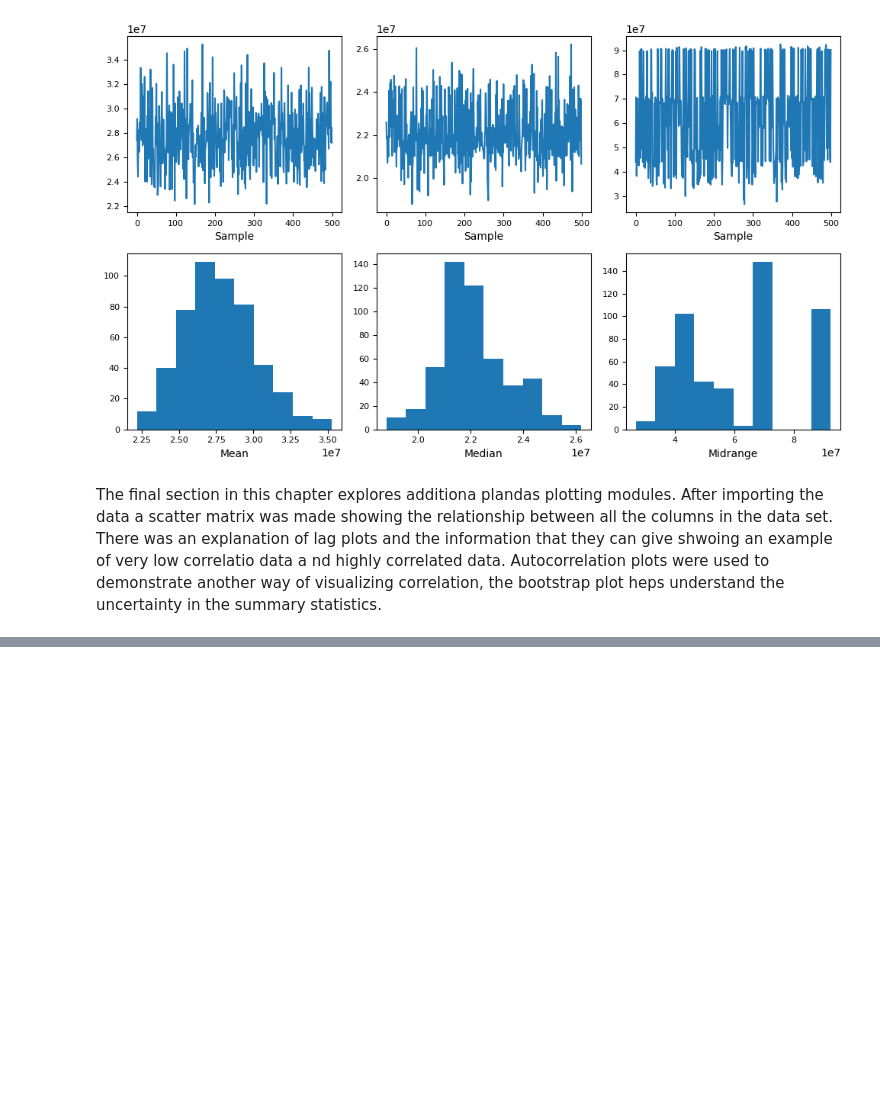
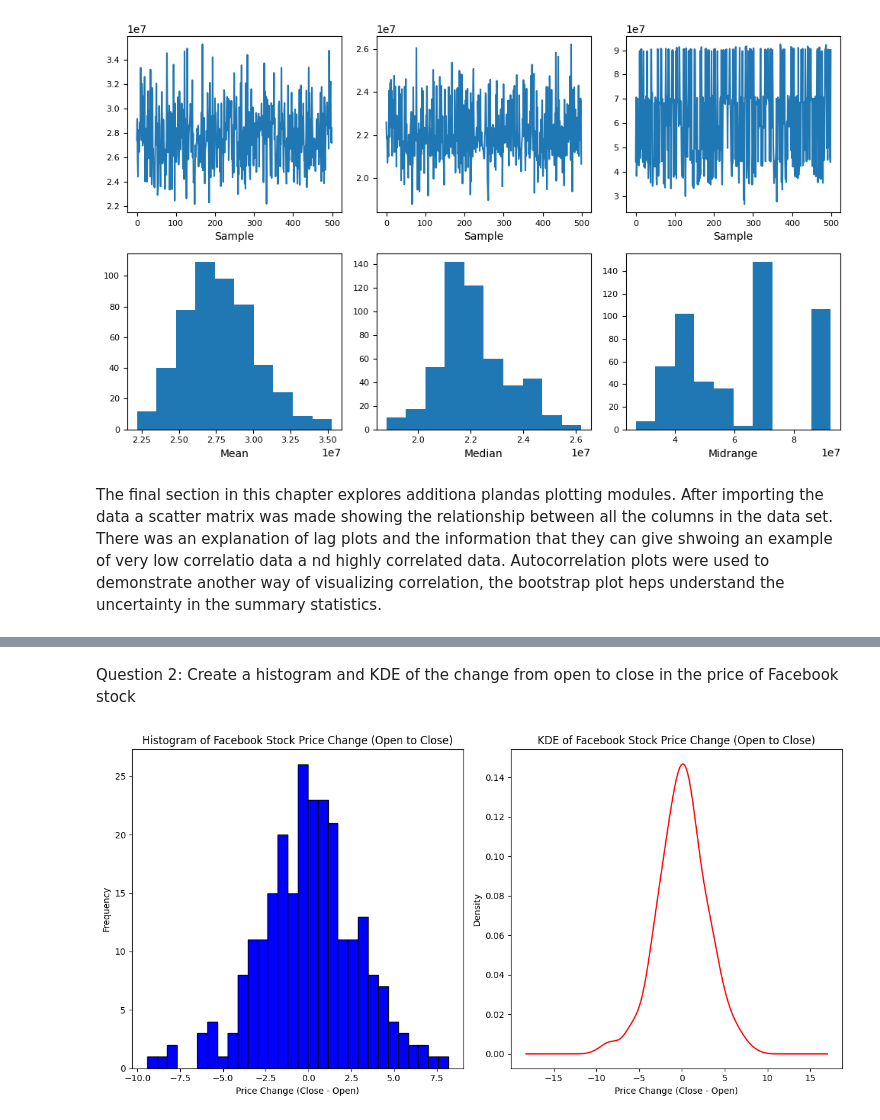
Before and after one commit to marcsegal/ITEC6720, a Jupyter notebook: ch_05/segal_assign5.ipynb, the cells around one changed output, grey strips where cells are left out. Saved outputs shown, nothing was run; the diff lists cells and outputs as text; code cells hidden in the pictures; blank space fills up the shorter version.

```diff
--- a/ch_05/segal_assign5.ipynb
+++ b/ch_05/segal_assign5.ipynb
@@ -653,0 +676,28 @@ The final section in this chapter explores additiona plandas plotting modules. A
+# %% [markdown]
+Question 2:  Create a histogram and KDE of the change from open to close in the price of Facebook stock
+# %%
+import pandas as pd
+import matplotlib.pyplot as plt
+
+fb = pd.read_csv('data/fb_stock_prices_2018.csv', index_col='date', parse_dates=True)
+
+fb['price_change'] = fb['close'] - fb['open']
+
+plt.figure(figsize=(12, 6))
+
+plt.subplot(1, 2, 1)
+fb['price_change'].plot(kind='hist', bins=30, color='blue', edgecolor='black')
+plt.title('Histogram of Facebook Stock Price Change (Open to Close)')
+plt.xlabel('Price Change (Close - Open)')
+plt.ylabel('Frequency')
+
+plt.subplot(1, 2, 2)
+fb['price_change'].plot(kind='kde', color='red')
+plt.title('KDE of Facebook Stock Price Change (Open to Close)')
+plt.xlabel('Price Change (Close - Open)')
+plt.ylabel('Density')
+
+plt.tight_layout()
+plt.show()
+# %% [output]
+[figure, added]
```
Also changed, not shown: parts of 10 cells of this notebook, 1 other file.
